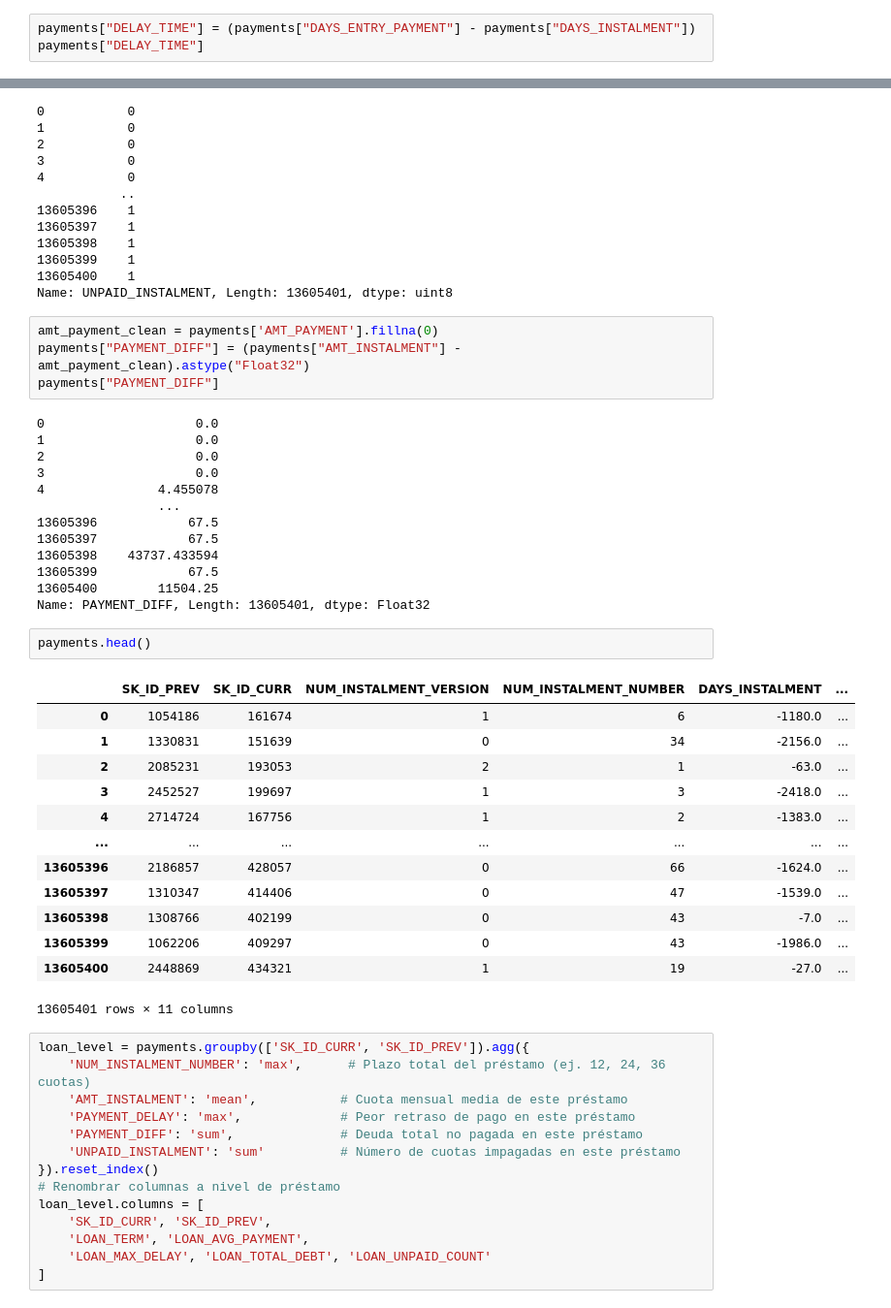
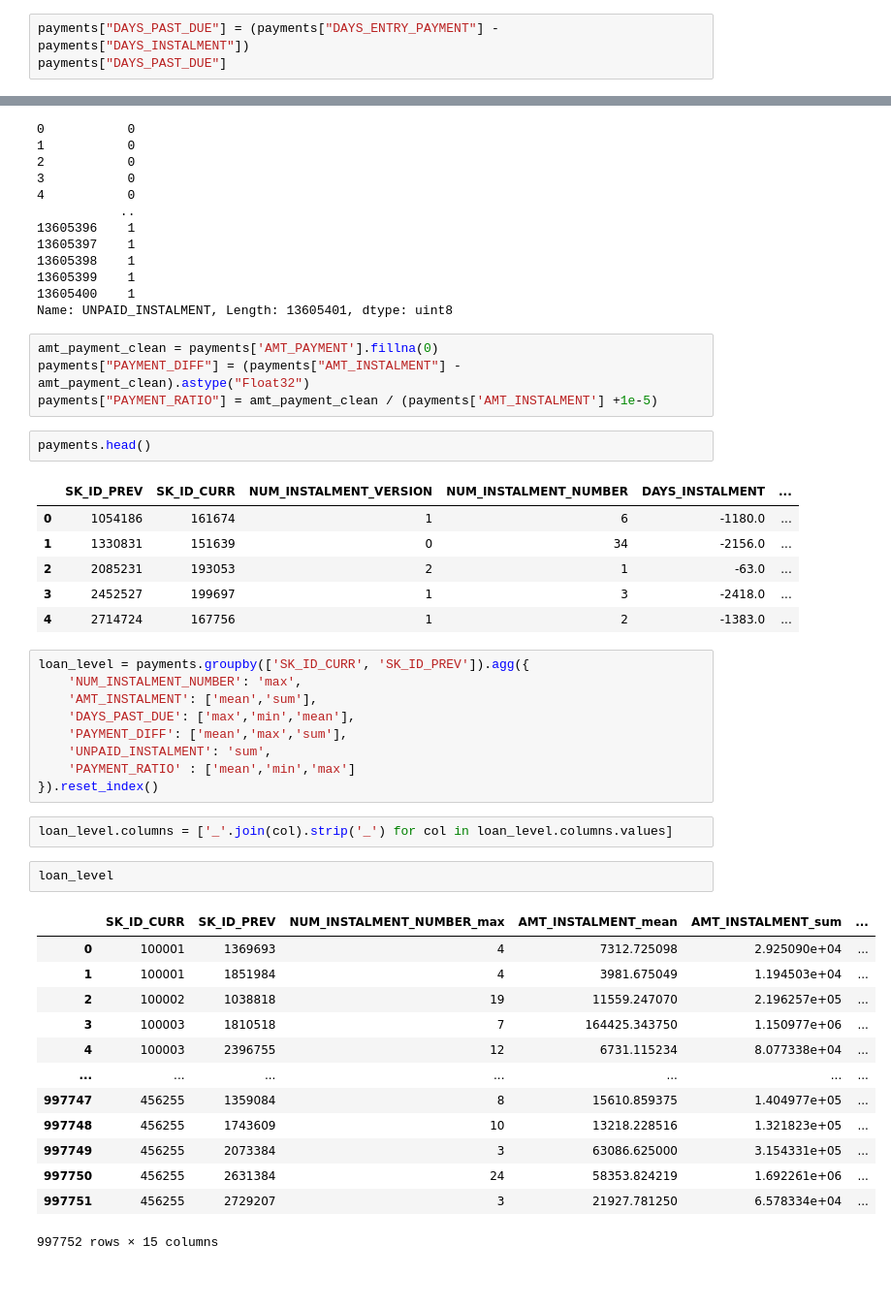
Before and after one commit to alexalvarezds/credit-risk, a Jupyter notebook: notebooks/01-cleaning-firstpreprocessing.ipynb, the cells around one changed output, grey strips where cells are left out. Shown at 97% size. Saved outputs shown, nothing was run; the diff lists cells and outputs as text; blank space fills up the shorter version.

Commit message:
reworked variables on the tables and started new ones

```diff
--- a/notebooks/01-cleaning-firstpreprocessing.ipynb
+++ b/notebooks/01-cleaning-firstpreprocessing.ipynb
@@ -279,8 +279,8 @@ There is duplicated, definitely, so we would have to group by the current loan i
 - Quantity of loans made by the actual client, for this we only need to count different previous loans id
 - Total quantity unpaid
 # %%
-payments["DELAY_TIME"] = (payments["DAYS_ENTRY_PAYMENT"] - payments["DAYS_INSTALMENT"])
-payments["DELAY_TIME"]
+payments["DAYS_PAST_DUE"] = (payments["DAYS_ENTRY_PAYMENT"] - payments["DAYS_INSTALMENT"])
+payments["DAYS_PAST_DUE"]
 # %% [output]
 0           -7.0
 1            0.0
@@ -353,20 +353,7 @@ Name: UNPAID_INSTALMENT, Length: 13605401, dtype: uint8
 # %%
 amt_payment_clean = payments['AMT_PAYMENT'].fillna(0)
 payments["PAYMENT_DIFF"] = (payments["AMT_INSTALMENT"] - amt_payment_clean).astype("Float32")
-payments["PAYMENT_DIFF"]
+payments["PAYMENT_RATIO"] = amt_payment_clean / (payments['AMT_INSTALMENT'] +1e-5)
-# %% [output]
-0                    0.0
-1                    0.0
-2                    0.0
-3                    0.0
-4               4.455078
-                ...
-13605396            67.5
-13605397            67.5
-13605398    43737.433594
-13605399            67.5
-13605400        11504.25
-Name: PAYMENT_DIFF, Length: 13605401, dtype: Float32
 # %%
 payments.head()
 # %% [output]
@@ -376,24 +363,30 @@ payments.head()
 | 2 | 2085231 | 193053 | 2 | 1 | -63.0 | ... |
 | 3 | 2452527 | 199697 | 1 | 3 | -2418.0 | ... |
 | 4 | 2714724 | 167756 | 1 | 2 | -1383.0 | ... |
-| ... | ... | ... | ... | ... | ... | ... |
-| 13605396 | 2186857 | 428057 | 0 | 66 | -1624.0 | ... |
-| 13605397 | 1310347 | 414406 | 0 | 47 | -1539.0 | ... |
-| 13605398 | 1308766 | 402199 | 0 | 43 | -7.0 | ... |
-| 13605399 | 1062206 | 409297 | 0 | 43 | -1986.0 | ... |
-| 13605400 | 2448869 | 434321 | 1 | 19 | -27.0 | ... |
-13605401 rows × 11 columns
 # %%
 loan_level = payments.groupby(['SK_ID_CURR', 'SK_ID_PREV']).agg({
-    'NUM_INSTALMENT_NUMBER': 'max',      # Plazo total del préstamo (ej. 12, 24, 36 cuotas)
-    'AMT_INSTALMENT': 'mean',           # Cuota mensual media de este préstamo
-    'PAYMENT_DELAY': 'max',             # Peor retraso de pago en este préstamo
-    'PAYMENT_DIFF': 'sum',              # Deuda total no pagada en este préstamo
-    'UNPAID_INSTALMENT': 'sum'          # Número de cuotas impagadas en este préstamo
+    'NUM_INSTALMENT_NUMBER': 'max',
+    'AMT_INSTALMENT': ['mean','sum'],
+    'DAYS_PAST_DUE': ['max','min','mean'],
+    'PAYMENT_DIFF': ['mean','max','sum'],
+    'UNPAID_INSTALMENT': 'sum',
+    'PAYMENT_RATIO' : ['mean','min','max']
 }).reset_index()
-# Renombrar columnas a nivel de préstamo
-loan_level.columns = [
-    'SK_ID_CURR', 'SK_ID_PREV',
-    'LOAN_TERM', 'LOAN_AVG_PAYMENT',
-    'LOAN_MAX_DELAY', 'LOAN_TOTAL_DEBT', 'LOAN_UNPAID_COUNT'
-]
+# %%
+loan_level.columns = ['_'.join(col).strip('_') for col in loan_level.columns.values]
+# %%
+loan_level
+# %% [output]
+|  | SK_ID_CURR | SK_ID_PREV | NUM_INSTALMENT_NUMBER_max | AMT_INSTALMENT_mean | AMT_INSTALMENT_sum | ... |
+| 0 | 100001 | 1369693 | 4 | 7312.725098 | 2.925090e+04 | ... |
+| 1 | 100001 | 1851984 | 4 | 3981.675049 | 1.194503e+04 | ... |
+| 2 | 100002 | 1038818 | 19 | 11559.247070 | 2.196257e+05 | ... |
+| 3 | 100003 | 1810518 | 7 | 164425.343750 | 1.150977e+06 | ... |
+| 4 | 100003 | 2396755 | 12 | 6731.115234 | 8.077338e+04 | ... |
+| ... | ... | ... | ... | ... | ... | ... |
+| 997747 | 456255 | 1359084 | 8 | 15610.859375 | 1.404977e+05 | ... |
+| 997748 | 456255 | 1743609 | 10 | 13218.228516 | 1.321823e+05 | ... |
+| 997749 | 456255 | 2073384 | 3 | 63086.625000 | 3.154331e+05 | ... |
+| 997750 | 456255 | 2631384 | 24 | 58353.824219 | 1.692261e+06 | ... |
+| 997751 | 456255 | 2729207 | 3 | 21927.781250 | 6.578334e+04 | ... |
+997752 rows × 15 columns
```
Also changed, not shown: parts of 80 cells of this notebook.
